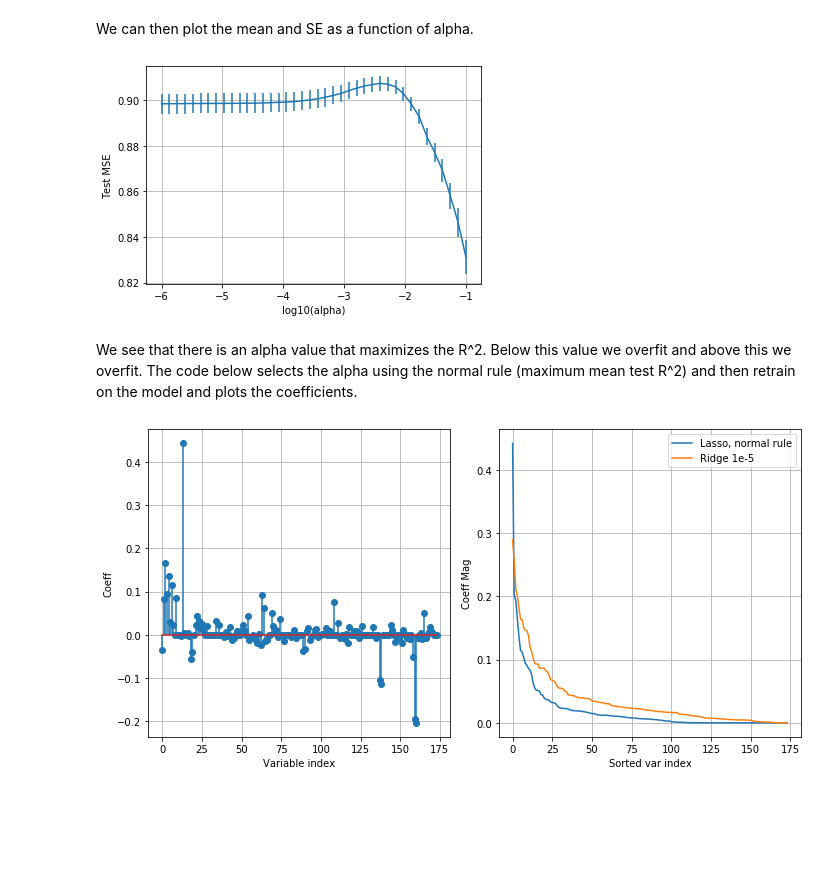
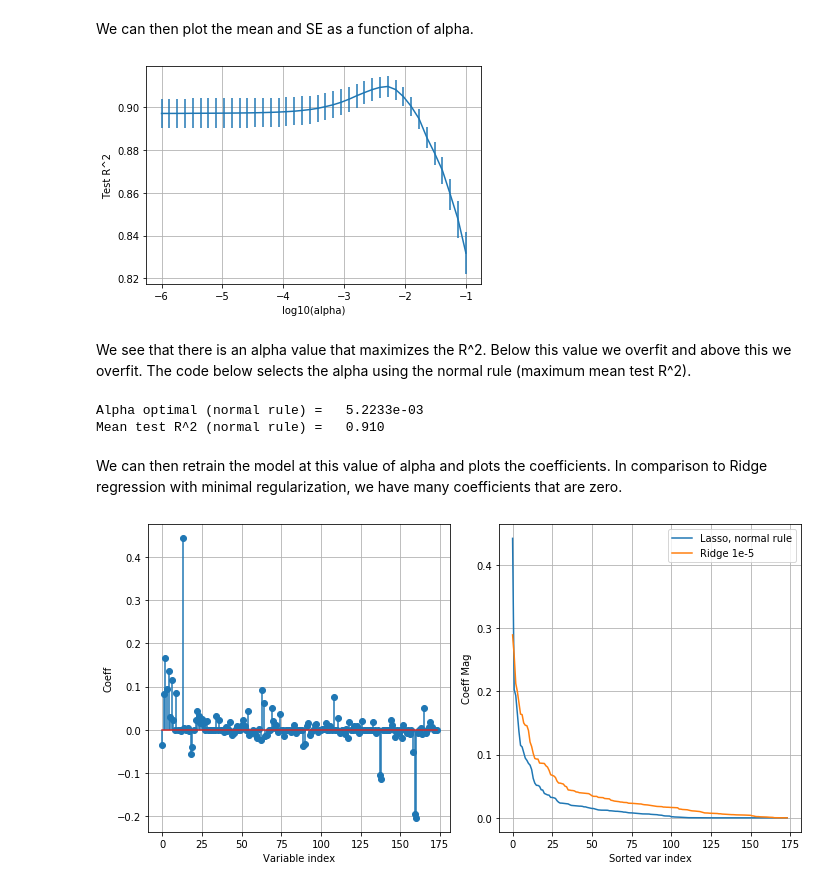
Before and after one commit to sdrangan/introml, a Jupyter notebook: unit05_lasso/demo2_housing.ipynb, the cells around one changed output. Saved outputs shown, nothing was run; the diff lists cells and outputs as text; code cells hidden in the pictures; blank space fills up the shorter version.

```diff
--- a/unit05_lasso/demo2_housing.ipynb
+++ b/unit05_lasso/demo2_housing.ipynb
@@ -435,11 +419,21 @@ We can then plot the mean and SE as a function of alpha.
 # %%
 plt.errorbar(np.log10(alphas), rsq_lasso_mean, yerr=rsq_lasso_se)
 plt.xlabel('log10(alpha)')
-plt.ylabel('Test MSE')
+plt.ylabel('Test R^2')
 plt.grid()
 plt.show()
 # %% [output]
-[figure, old version]
+[figure, new version]
 # %% [markdown]
-We see that there is an alpha value that maximizes the R^2.  Below this value we overfit and above this we overfit.  The code below selects the alpha using the normal rule (maximum mean test R^2) and then retrain on the model and plots the coefficients.
+We see that there is an alpha value that maximizes the R^2. Below this value we overfit and above this we overfit. The code below selects the alpha using the normal rule (maximum mean test R^2).
+# %%
+im = np.argmax(rsq_lasso_mean)
+alpha_normal = alphas[im]
+print('Alpha optimal (normal rule) = %12.4e' % alpha_normal)
+print('Mean test R^2 (normal rule) = %7.3f' % rsq_lasso_mean[im])
+# %% [output]
+Alpha optimal (normal rule) =   5.2233e-03
+Mean test R^2 (normal rule) =   0.910
+# %% [markdown]
+We can then retrain the model at this value of alpha and plots the coefficients.  In comparison to Ridge regression with minimal regularization, we have many coefficients that are zero.
 # %%
```
Also changed, not shown: parts of 12 cells of this notebook, 1 other file.
